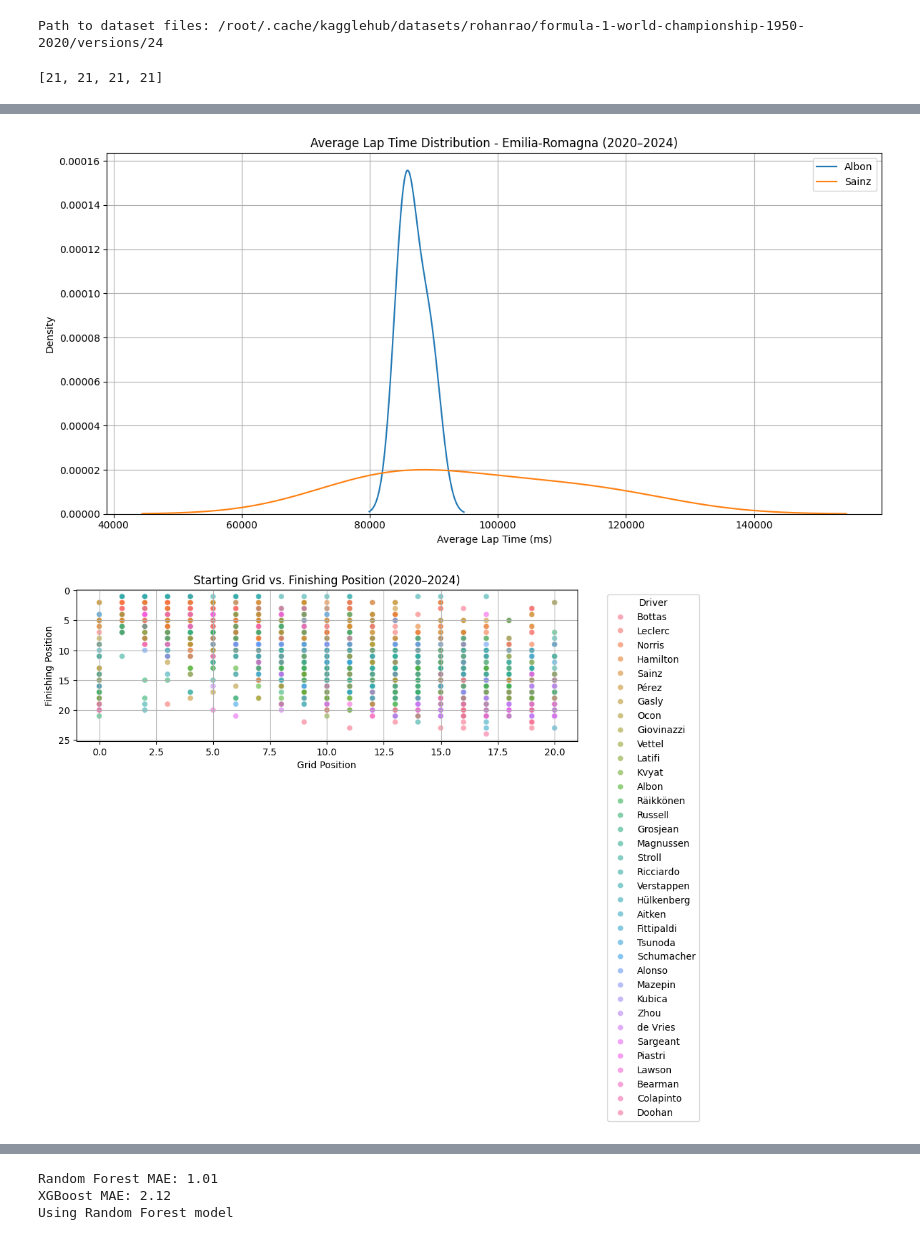
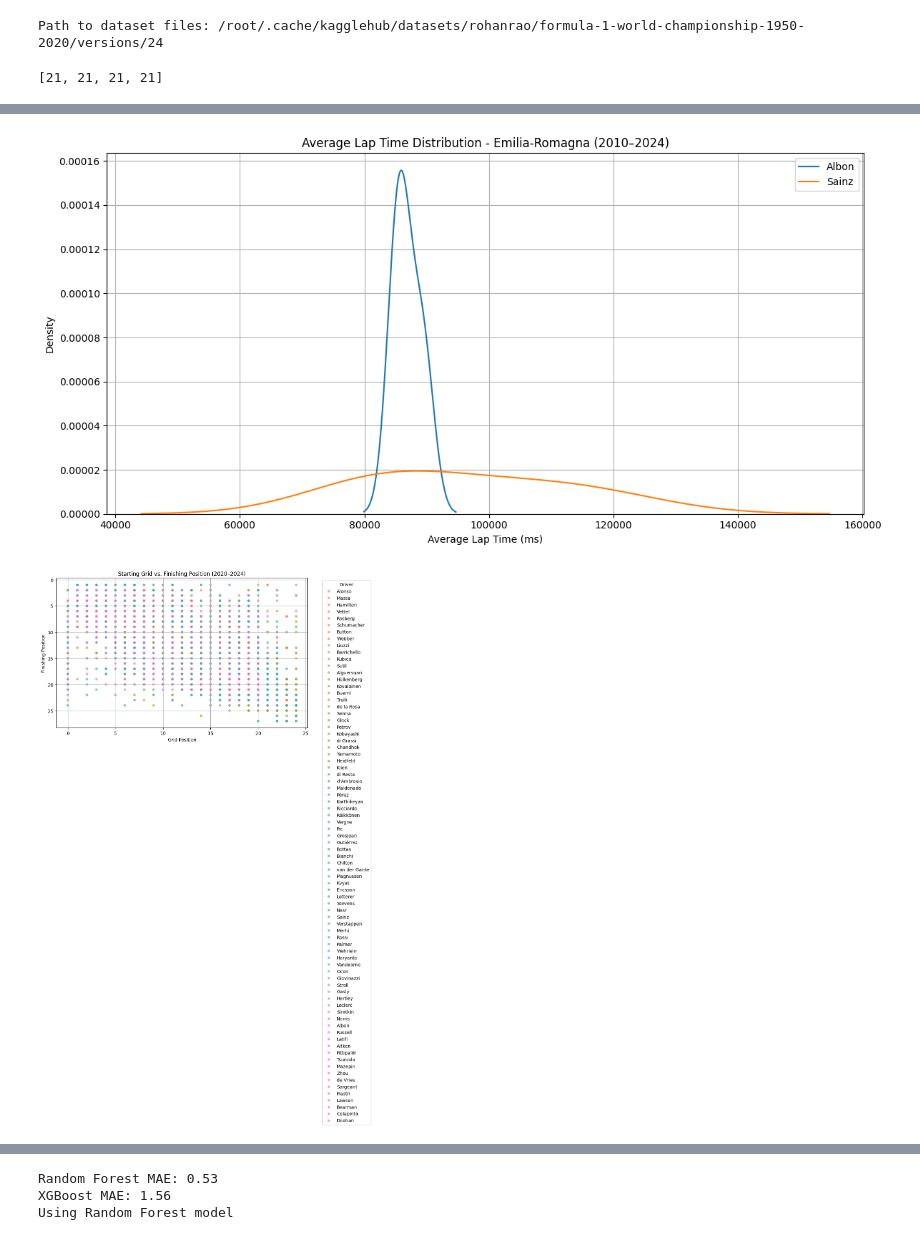
Before and after one commit to Rohit5890/CodeTheGrid_GridPredict, a Jupyter notebook: Race.ipynb, the cells around one changed output, grey strips where cells are left out. Drawn from its saved outputs; the diff is of its cells as text; code cells hidden in the pictures.

Commit message:
Update evaluation with more data

```diff
--- a/Race.ipynb
+++ b/Race.ipynb
@@ -68,7 +68,7 @@ full_data = results.merge(races, on='raceId', how='left') \
     .merge(lap_features, on=['raceId', 'driverId'], how='left')
 
 
-data = full_data[(full_data['year'] >= 2020) & (full_data['year'] <= 2024)]
+data = full_data[(full_data['year'] >= 2010) & (full_data['year'] <= 2024)]
 
 
 
@@ -126,7 +126,7 @@ for driver in target_drivers:
     subset = data_filtered[data_filtered['surname'] == driver]
     sns.kdeplot(subset['avg_lap_time'], label=driver)
 
-plt.title('Average Lap Time Distribution - Emilia-Romagna (2020–2024)')
+plt.title('Average Lap Time Distribution - Emilia-Romagna (2010–2024)')
 plt.xlabel('Average Lap Time (ms)')
 plt.ylabel('Density')
 plt.legend()
@@ -166,8 +166,8 @@ X_train_scaled = scaler.fit_transform(X_train)
 X_test_scaled = scaler.transform(X_test)
 
 param_grid = {
-    'n_estimators': [100, 200],
-    'max_depth': [8, 20],
+    'n_estimators': [100,150, 200],
+    'max_depth': [8, 10, 20],
     'min_samples_split': [2, 4],
     'min_samples_leaf': [1, 2]
 }
@@ -181,7 +181,7 @@ rf_mae = mean_absolute_error(y_test, rf_preds)
 print(f"Random Forest MAE: {rf_mae:.2f}")
 
 
-xgb_model = xgb.XGBRegressor(n_estimators=150, learning_rate=0.01, max_depth=10, random_state=42)
+xgb_model = xgb.XGBRegressor(n_estimators=150, learning_rate=0.01, max_depth=8, random_state=42)
 xgb_model.fit(X_train_scaled, y_train)
 
 xgb_preds = xgb_model.predict(X_test_scaled)
@@ -231,2 +231,2 @@ Sainz       66007.348384
-[figure, old version]
+[figure, new version]
-[figure, old version]
+[figure, new version]
@@ -234,5 +234,5 @@ Sainz       66007.348384
-Random Forest MAE: 1.01
-XGBoost MAE: 2.12
+Random Forest MAE: 0.53
+XGBoost MAE: 1.56
 Using Random Forest model
 # %%
 preds = final_model.predict(X_test)
```
Also changed, not shown: parts of 4 cells of this notebook.
